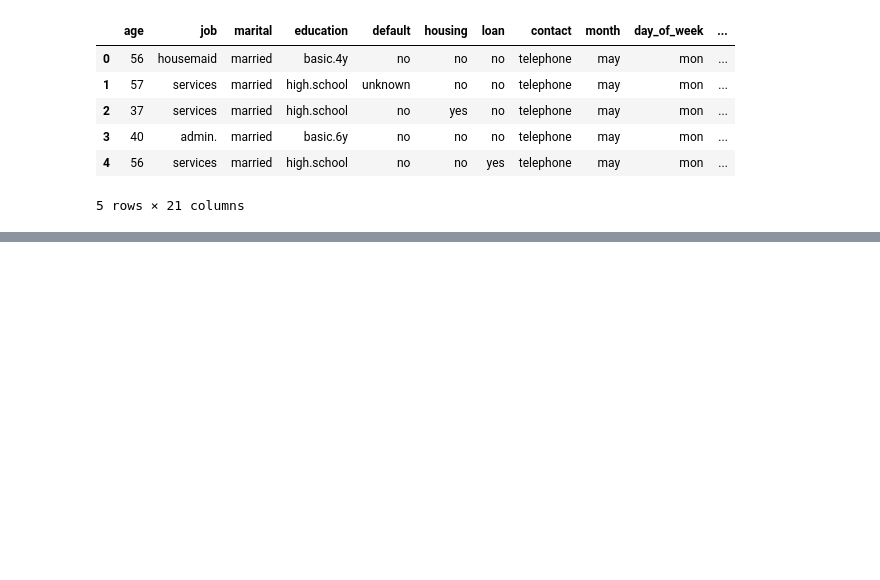
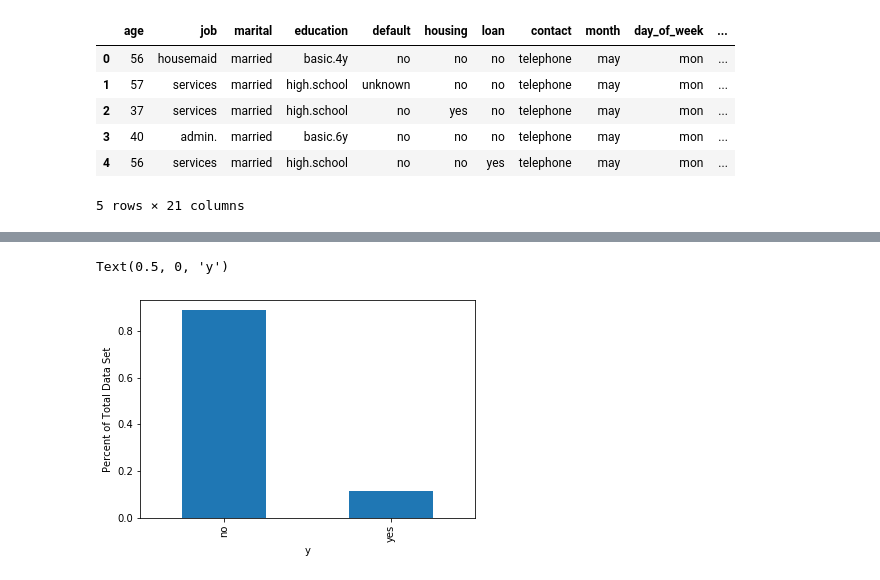
Before and after one commit to mike-harder/RockCentral-BankMarketingCase, a Jupyter notebook: src/EDA/EDA.ipynb, the cells around one changed output, grey strips where cells are left out. Saved outputs shown, nothing was run; the diff lists cells and outputs as text; code cells hidden in the pictures; blank space fills up the shorter version.

```diff
--- a/src/EDA/EDA.ipynb
+++ b/src/EDA/EDA.ipynb
@@ -20,3 +20,19 @@ df.head()
 | 3 | 40 | admin. | married | basic.6y | no | no | no | telephone | may | mon | ... |
 | 4 | 56 | services | married | high.school | no | no | yes | telephone | may | mon | ... |
 5 rows × 21 columns
+# %%
+#df.columns
+
+numeric_cols = ['age', 'duration', 'campaign', 'pdays', 'previous', 'emp.var.rate',
+                'cons.price.idx', 'cons.conf.idx', 'euribor3m', 'nr.employed']
+
+categorical_cols = ['job', 'marital', 'education', 'default', 'housing', 'loan',
+                'contact', 'month', 'day_of_week', 'poutcome']
+
+label = 'y'
+
+categories = ['no', 'yes']
+
+if len(df.columns) == len(numeric_cols) + len(categorical_cols) + 1:
+    print('cols checks: pass')
+else: print('cols checks: fail')
@@ -30,0 +53,9 @@ Index(['age', 'job', 'marital', 'education', 'default', 'housing', 'loan',
+# %%
+#df.columns
+
+pd.value_counts(df[label],normalize=True).plot.bar()
+plt.ylabel('Percent of Total Data Set')
+plt.xlabel(label)
+# %% [output]
+Text(0.5, 0, 'y')
+[figure, added]
```
Also changed, not shown: parts of 5 cells of this notebook.
